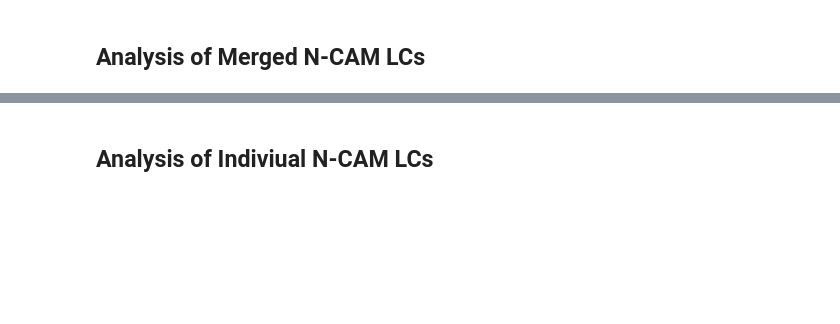
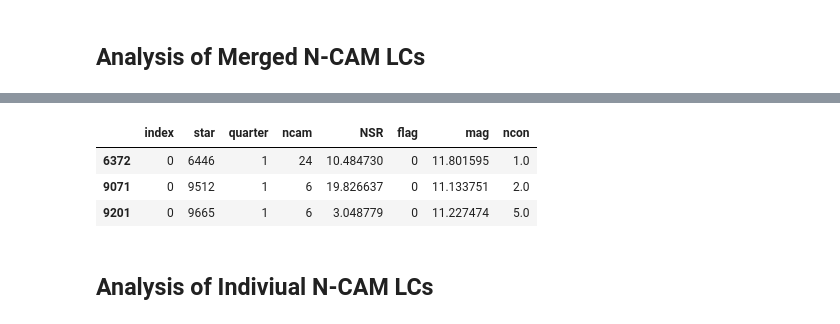
Before and after one commit to ivs-kuleuven/platosim3, a Jupyter notebook: docs/technicalnotes/PlatoSim3Paper/NSR.ipynb, the cells around one changed output, grey strips where cells are left out. Saved outputs shown, nothing was run; the diff lists cells and outputs as text; code cells hidden in the pictures; blank space fills up the shorter version.

```diff
--- a/docs/technicalnotes/PlatoSim3Paper/NSR.ipynb
+++ b/docs/technicalnotes/PlatoSim3Paper/NSR.ipynb
@@ -103,3 +175,10 @@ fig.savefig('NSRvsV.png', bbox_inches='tight', dpi=300);
+# %%
+df.loc[(df.NSR <20) & (df.mag > 11)]
+# %% [output]
+|  | index | star | quarter | ncam | NSR | flag | mag | ncon |
+| 6372 | 0 | 6446 | 1 | 24 | 10.484730 | 0 | 11.801595 | 1.0 |
+| 9071 | 0 | 9512 | 1 | 6 | 19.826637 | 0 | 11.133751 | 2.0 |
+| 9201 | 0 | 9665 | 1 | 6 | 3.048779 | 0 | 11.227474 | 5.0 |
 # %% [markdown]
 ## Analysis of Indiviual N-CAM LCs
 # %%
```
Also changed, not shown: parts of 14 cells of this notebook, 4 other files.
